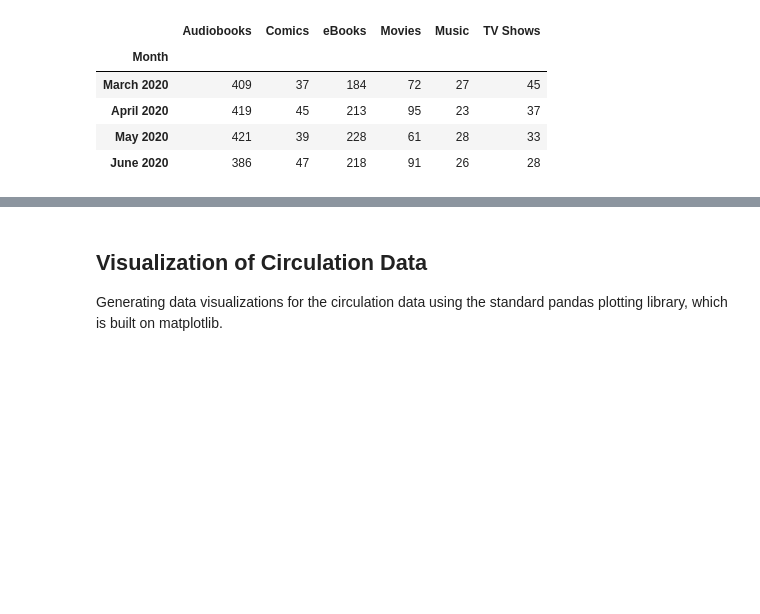
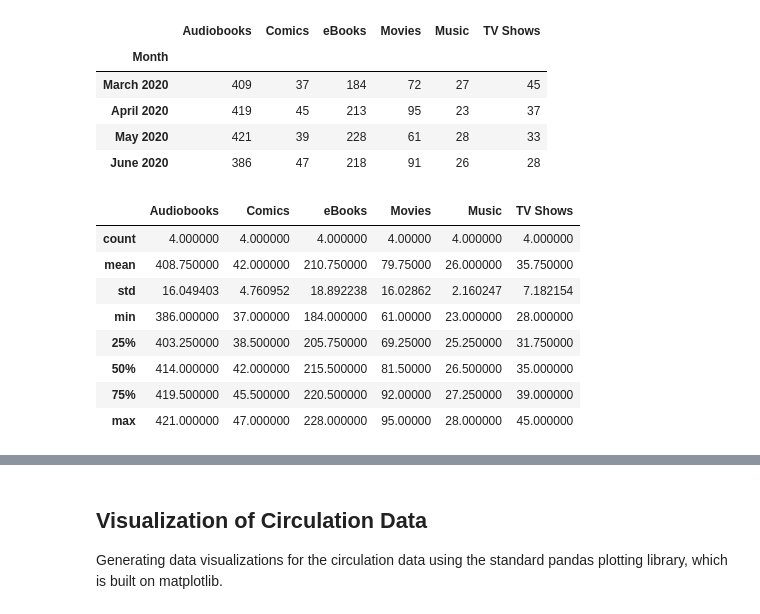
Before and after one commit to gaballison/media-during-covid, a Jupyter notebook: Main.ipynb, the cells around one changed output, grey strips where cells are left out. Drawn from its saved outputs; the diff is of its cells as text; code cells hidden in the pictures; blank space fills up the shorter version.

```diff
--- a/Main.ipynb
+++ b/Main.ipynb
@@ -58,3 +58,15 @@ new_circs.style.highlight_max(axis=0)
 | April 2020 | 419 | 45 | 213 | 95 | 23 | 37 |
 | May 2020 | 421 | 39 | 228 | 61 | 28 | 33 |
 | June 2020 | 386 | 47 | 218 | 91 | 26 | 28 |
+# %%
+new_circs.describe()
+# %% [output]
+|  | Audiobooks | Comics | eBooks | Movies | Music | TV Shows |
+| count | 4.000000 | 4.000000 | 4.000000 | 4.00000 | 4.000000 | 4.000000 |
+| mean | 408.750000 | 42.000000 | 210.750000 | 79.75000 | 26.000000 | 35.750000 |
+| std | 16.049403 | 4.760952 | 18.892238 | 16.02862 | 2.160247 | 7.182154 |
+| min | 386.000000 | 37.000000 | 184.000000 | 61.00000 | 23.000000 | 28.000000 |
+| 25% | 403.250000 | 38.500000 | 205.750000 | 69.25000 | 25.250000 | 31.750000 |
+| 50% | 414.000000 | 42.000000 | 215.500000 | 81.50000 | 26.500000 | 35.000000 |
+| 75% | 419.500000 | 45.500000 | 220.500000 | 92.00000 | 27.250000 | 39.000000 |
+| max | 421.000000 | 47.000000 | 228.000000 | 95.00000 | 28.000000 | 45.000000 |
```
Also changed, not shown: parts of 11 cells of this notebook, 1 other file.
